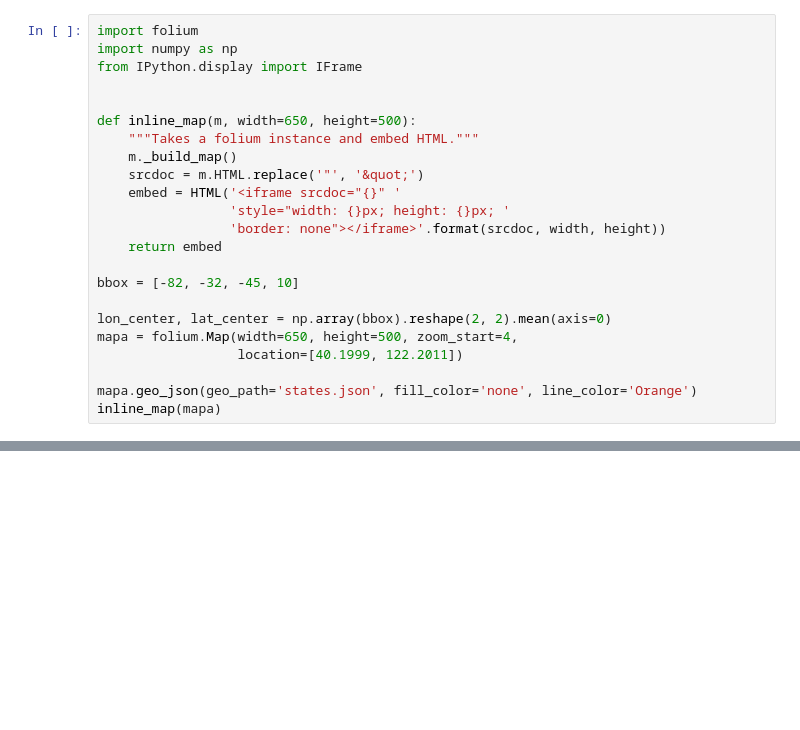
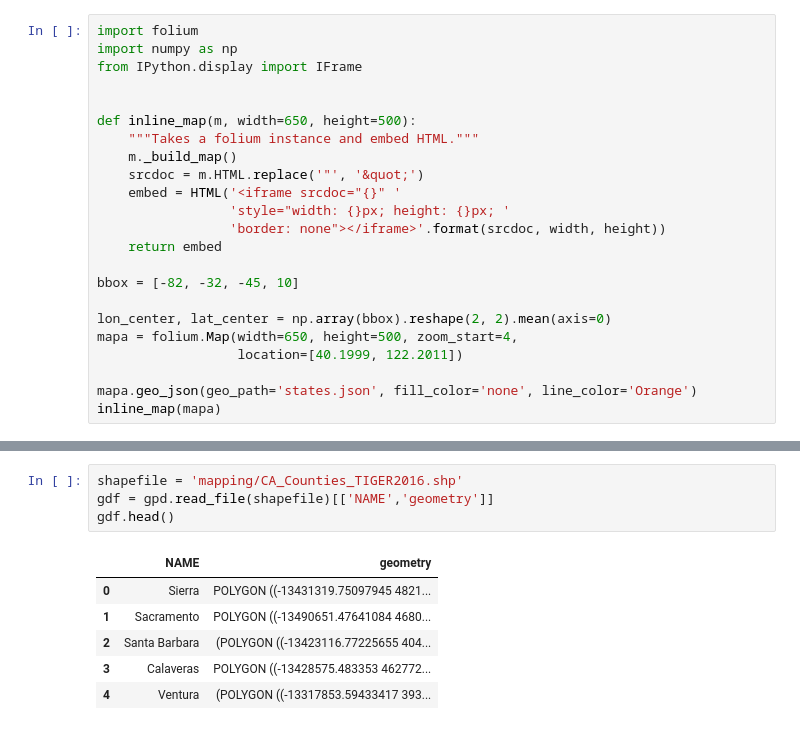
Before and after one commit to ds-modules/MCB-50, a Jupyter notebook: Data Exploration.ipynb, the cells around one changed output, grey strips where cells are left out. Drawn from its saved outputs; the diff is of its cells as text; blank space fills up the shorter version.

```diff
--- a/Data Exploration.ipynb
+++ b/Data Exploration.ipynb
@@ -632,0 +641,11 @@ inline_map(mapa)
+# %%
+shapefile = 'mapping/CA_Counties_TIGER2016.shp'
+gdf = gpd.read_file(shapefile)[['NAME','geometry']]
+gdf.head()
+# %% [output]
+|  | NAME | geometry |
+| 0 | Sierra | POLYGON ((-13431319.75097945 4821... |
+| 1 | Sacramento | POLYGON ((-13490651.47641084 4680... |
+| 2 | Santa Barbara | (POLYGON ((-13423116.77225655 404... |
+| 3 | Calaveras | POLYGON ((-13428575.483353 462772... |
+| 4 | Ventura | (POLYGON ((-13317853.59433417 393... |
```
Also changed, not shown: parts of 4 cells of this notebook, 2 other files.
